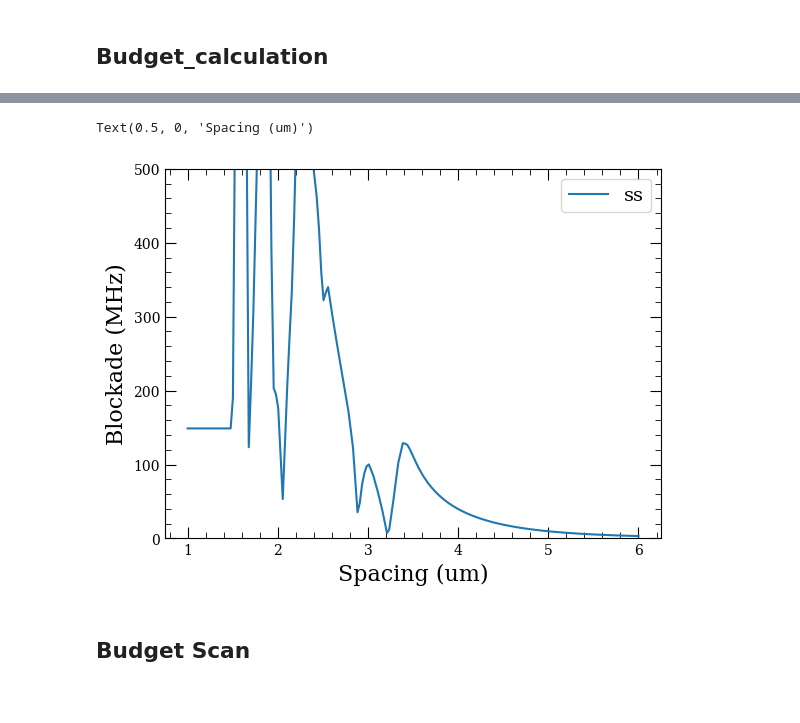
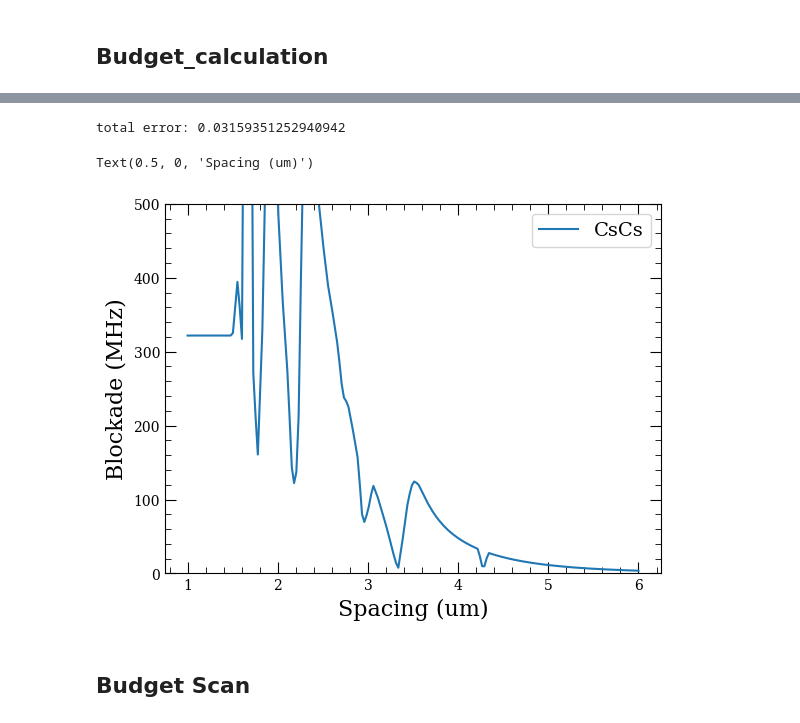
Before and after one commit to Linipun/GateError, a Jupyter notebook: budget.ipynb, the cells around one changed output, grey strips where cells are left out. Drawn from its saved outputs; the diff is of its cells as text; code cells hidden in the pictures.

```diff
--- a/budget.ipynb
+++ b/budget.ipynb
@@ -315,3 +347,8 @@ total error: 0.00019121156360390074
+# %%
+total_error = loss_decay + leakage_mj + infids_motion + infids_edc+infids_bdc + infids_doppler + RIN_error + vnoise_error+infid_TO
+print('total error:', total_error)
+# %% [output]
+total error: 0.03159351252940942
 # %%
 Shiftout = 0.15508801095596728
 V_intensity = 0.04393342753927566
@@ -376,17 +413,17 @@ fig, ax = plot_error_budget(
 ax.set_ylim([5e-7,1.5e-1])
 # fig.savefig('60p_initial_result.pdf')
 # %%
-x = np.linspace(1.0, 6, 200)
-blockade = [find_blockade_Mrad(atom_name, 74, y)/2/np.pi for y in x]
+x = np.linspace(1, 6, 200)
+blockade = [find_blockade_Mrad(atom_name, 75, y)/2/np.pi for y in x]
 fig, ax = plt.subplots()
-ax.plot(x,blockade, label='ss')
+ax.plot(x,blockade, label='CsCs')
 ax.set_ylim([0,500])
 ax.legend(fontsize=14)
 ax.set_ylabel('Blockade (MHz)', fontsize=16)
 ax.set_xlabel('Spacing (um)', fontsize=16)
 # %% [output]
 Text(0.5, 0, 'Spacing (um)')
-[figure, old version]
+[figure, new version]
 # %%
 blockade = []
 for rabi1, rabi2, d in zip(rabis1, rabis2, ds):
```
Also changed, not shown: parts of 17 cells of this notebook, 5 other files.
